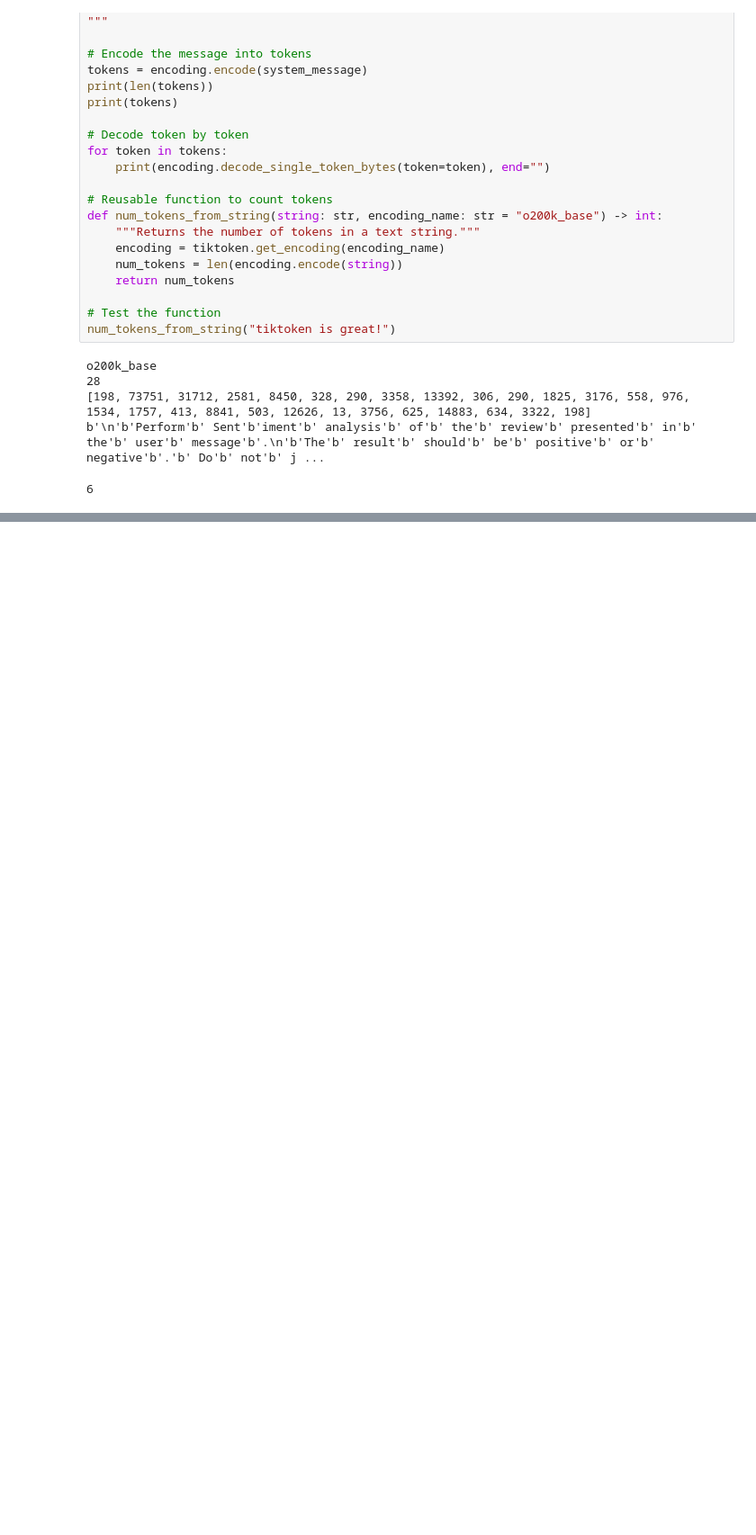
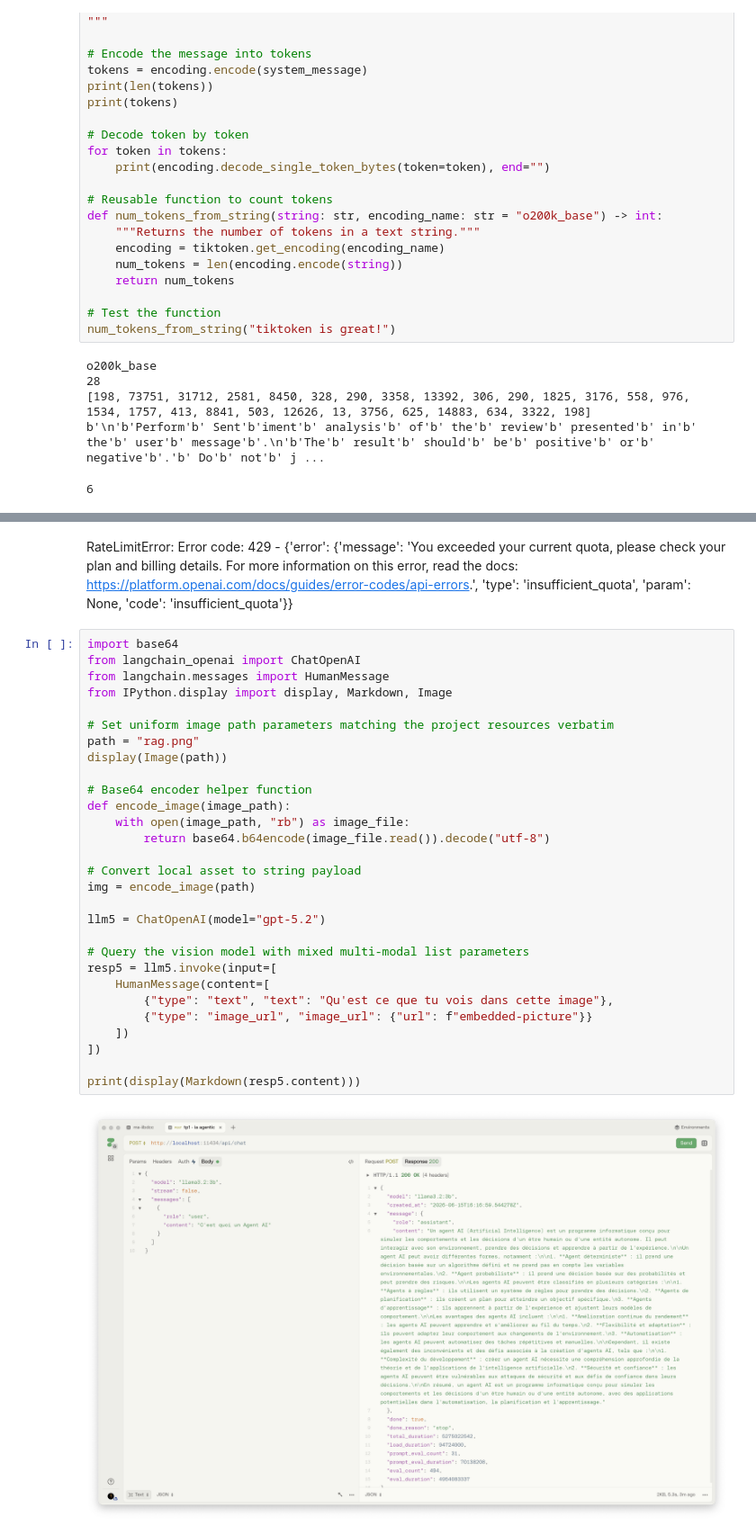
Before and after one commit to mmaous/ms-iibdcc, a Jupyter notebook: m1/s1/agentic-ai/tp1/prompt.ipynb, the cells around one changed output, grey strips where cells are left out. Shown at 90% size. Cells and saved outputs as stored; diff of their text form; blank space fills up the shorter version.

```diff
--- a/m1/s1/agentic-ai/tp1/prompt.ipynb
+++ b/m1/s1/agentic-ai/tp1/prompt.ipynb
@@ -36,0 +247,33 @@ b'\n'b'Perform'b' Sent'b'iment'b' analysis'b' of'b' the'b' review'b' presented'b
+# %% [markdown]
+RateLimitError: Error code: 429 - {'error': {'message': 'You exceeded your current quota, please check your plan and billing details. For more information on this error, read the docs: https://platform.openai.com/docs/guides/error-codes/api-errors.', 'type': 'insufficient_quota', 'param': None, 'code': 'insufficient_quota'}}
+# %%
+import base64
+from langchain_openai import ChatOpenAI
+from langchain.messages import HumanMessage
+from IPython.display import display, Markdown, Image
+
+# Set uniform image path parameters matching the project resources verbatim
+path = "rag.png"
+display(Image(path))
+
+# Base64 encoder helper function
+def encode_image(image_path):
+    with open(image_path, "rb") as image_file:
+        return base64.b64encode(image_file.read()).decode("utf-8")
+
+# Convert local asset to string payload
+img = encode_image(path)
+
+llm5 = ChatOpenAI(model="gpt-5.2")
+
+# Query the vision model with mixed multi-modal list parameters
+resp5 = llm5.invoke(input=[
+    HumanMessage(content=[
+        {"type": "text", "text": "Qu'est ce que tu vois dans cette image"},
+        {"type": "image_url", "image_url": {"url": f"embedded-picture"}}
+    ])
+])
+
+print(display(Markdown(resp5.content)))
+# %% [output]
+[figure, added]
```
Also changed, not shown: parts of 8 cells of this notebook, 5 other files.
